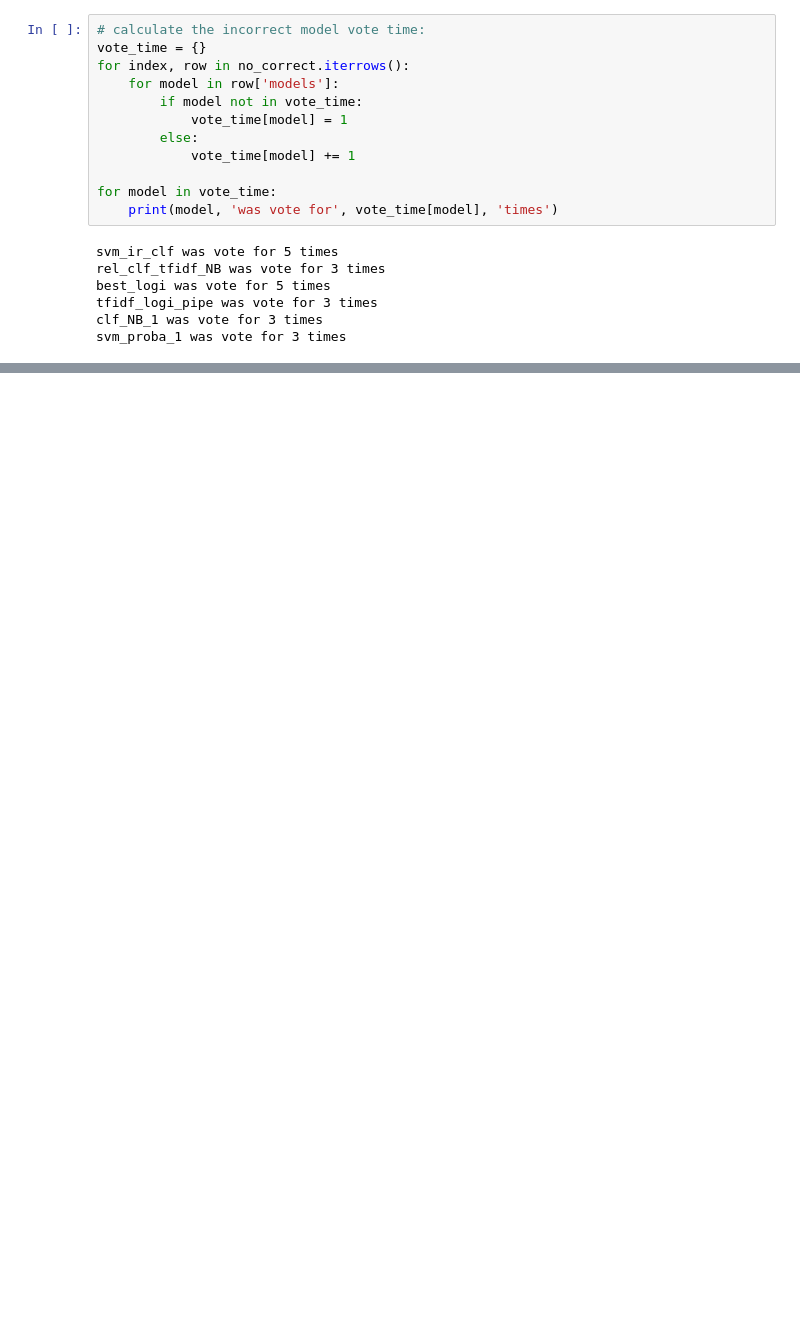
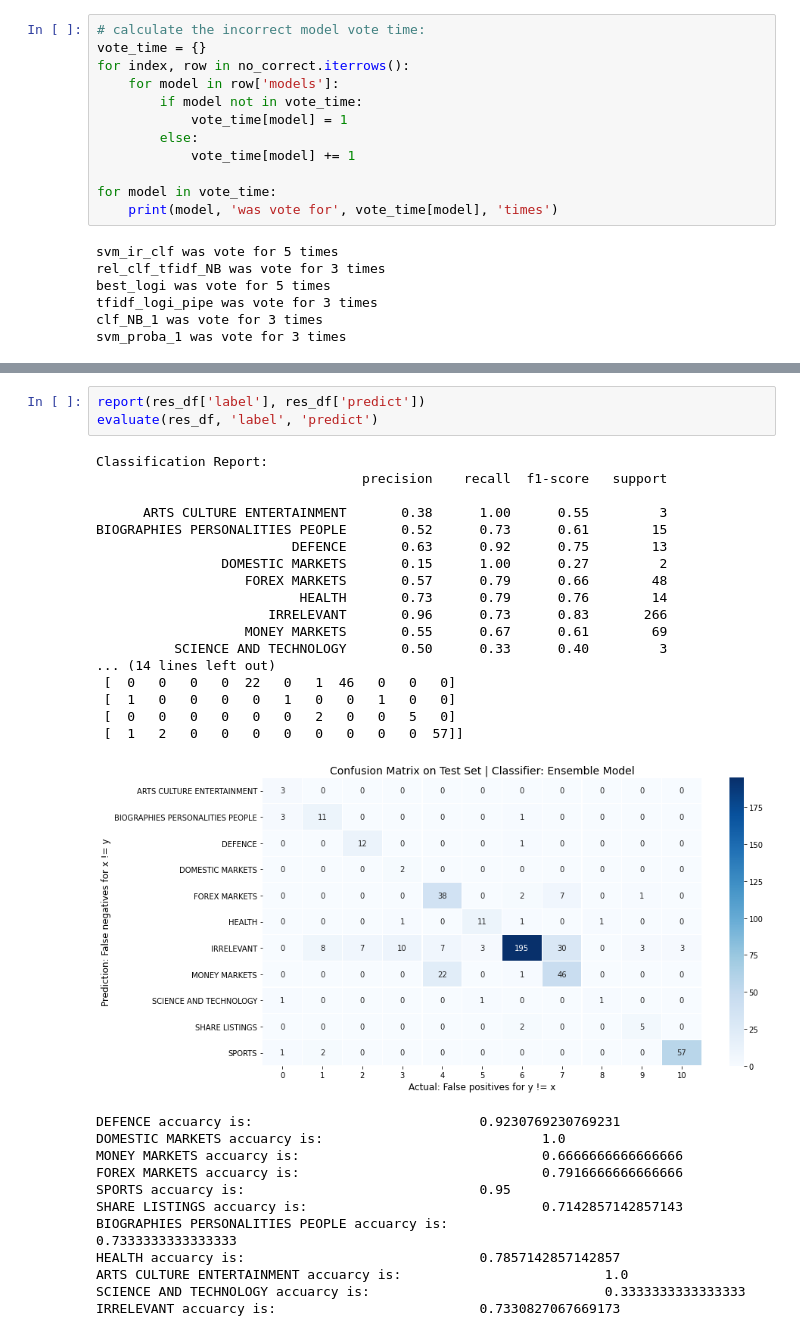
Before and after one commit to HenryLiangzy/COMP9417_Project, a Jupyter notebook: Ensemble_util_brad.ipynb, the cells around one changed output, grey strips where cells are left out. Drawn from its saved outputs; the diff is of its cells as text; blank space fills up the shorter version.

```diff
--- a/Ensemble_util_brad.ipynb
+++ b/Ensemble_util_brad.ipynb
@@ -516,0 +654,33 @@ for model in model_list_1 + model_list_2:
+# %%
+report(res_df['label'], res_df['predict'])
+evaluate(res_df, 'label', 'predict')
+# %% [output]
+Classification Report:
+                                  precision    recall  f1-score   support
+
+      ARTS CULTURE ENTERTAINMENT       0.38      1.00      0.55         3
+BIOGRAPHIES PERSONALITIES PEOPLE       0.52      0.73      0.61        15
+                         DEFENCE       0.63      0.92      0.75        13
+                DOMESTIC MARKETS       0.15      1.00      0.27         2
+                   FOREX MARKETS       0.57      0.79      0.66        48
+                          HEALTH       0.73      0.79      0.76        14
+                      IRRELEVANT       0.96      0.73      0.83       266
+                   MONEY MARKETS       0.55      0.67      0.61        69
+          SCIENCE AND TECHNOLOGY       0.50      0.33      0.40         3
+... (14 lines left out)
+ [  0   0   0   0  22   0   1  46   0   0   0]
+ [  1   0   0   0   0   1   0   0   1   0   0]
+ [  0   0   0   0   0   0   2   0   0   5   0]
+ [  1   2   0   0   0   0   0   0   0   0  57]]
+[figure, added]
+DEFENCE accuarcy is:                             0.9230769230769231
+DOMESTIC MARKETS accuarcy is:                            1.0
+MONEY MARKETS accuarcy is:                               0.6666666666666666
+FOREX MARKETS accuarcy is:                               0.7916666666666666
+SPORTS accuarcy is:                              0.95
+SHARE LISTINGS accuarcy is:                              0.7142857142857143
+BIOGRAPHIES PERSONALITIES PEOPLE accuarcy is:                            0.7333333333333333
+HEALTH accuarcy is:                              0.7857142857142857
+ARTS CULTURE ENTERTAINMENT accuarcy is:                          1.0
+SCIENCE AND TECHNOLOGY accuarcy is:                              0.3333333333333333
+IRRELEVANT accuarcy is:                          0.7330827067669173
```
Also changed, not shown: parts of 29 cells of this notebook, 3 other files.
